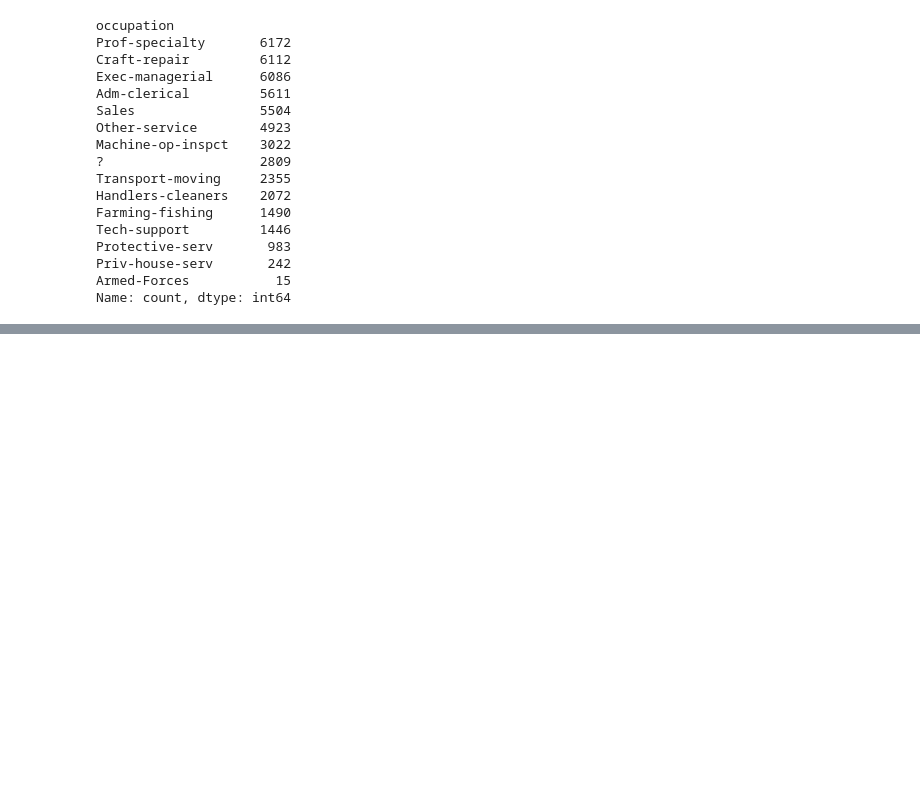
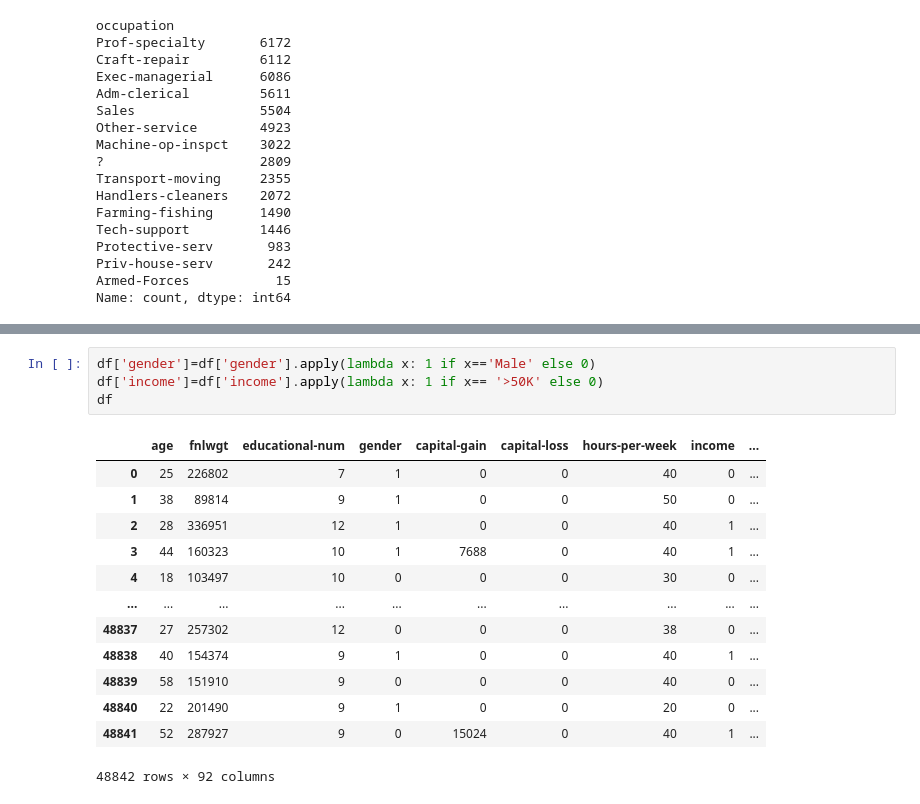
Before and after one commit to Ibrahim-Abbadi/Income-prediction, a Jupyter notebook: income_prediction.ipynb, the cells around one changed output, grey strips where cells are left out. Saved outputs shown, nothing was run; the diff lists cells and outputs as text; blank space fills up the shorter version.

```diff
--- a/income_prediction.ipynb
+++ b/income_prediction.ipynb
@@ -136,0 +129,18 @@ df
+# %%
+df['gender']=df['gender'].apply(lambda x: 1 if x=='Male' else 0)
+df['income']=df['income'].apply(lambda x: 1 if x== '>50K' else 0)
+df
+# %% [output]
+|  | age | fnlwgt | educational-num | gender | capital-gain | capital-loss | hours-per-week | income | ... |
+| 0 | 25 | 226802 | 7 | 1 | 0 | 0 | 40 | 0 | ... |
+| 1 | 38 | 89814 | 9 | 1 | 0 | 0 | 50 | 0 | ... |
+| 2 | 28 | 336951 | 12 | 1 | 0 | 0 | 40 | 1 | ... |
+| 3 | 44 | 160323 | 10 | 1 | 7688 | 0 | 40 | 1 | ... |
+| 4 | 18 | 103497 | 10 | 0 | 0 | 0 | 30 | 0 | ... |
+| ... | ... | ... | ... | ... | ... | ... | ... | ... | ... |
+| 48837 | 27 | 257302 | 12 | 0 | 0 | 0 | 38 | 0 | ... |
+| 48838 | 40 | 154374 | 9 | 1 | 0 | 0 | 40 | 1 | ... |
+| 48839 | 58 | 151910 | 9 | 0 | 0 | 0 | 40 | 0 | ... |
+| 48840 | 22 | 201490 | 9 | 1 | 0 | 0 | 20 | 0 | ... |
+| 48841 | 52 | 287927 | 9 | 0 | 15024 | 0 | 40 | 1 | ... |
+48842 rows × 92 columns
```
Also changed, not shown: parts of 5 cells of this notebook.
